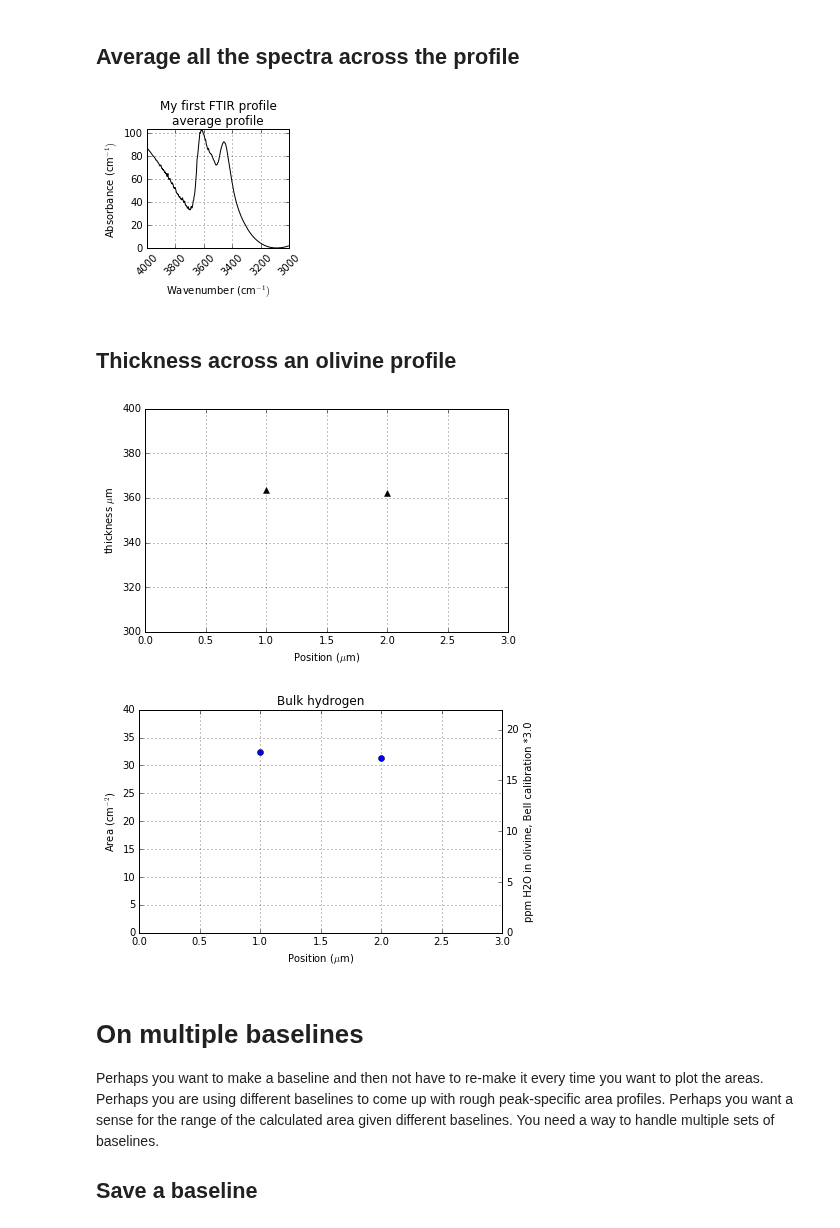
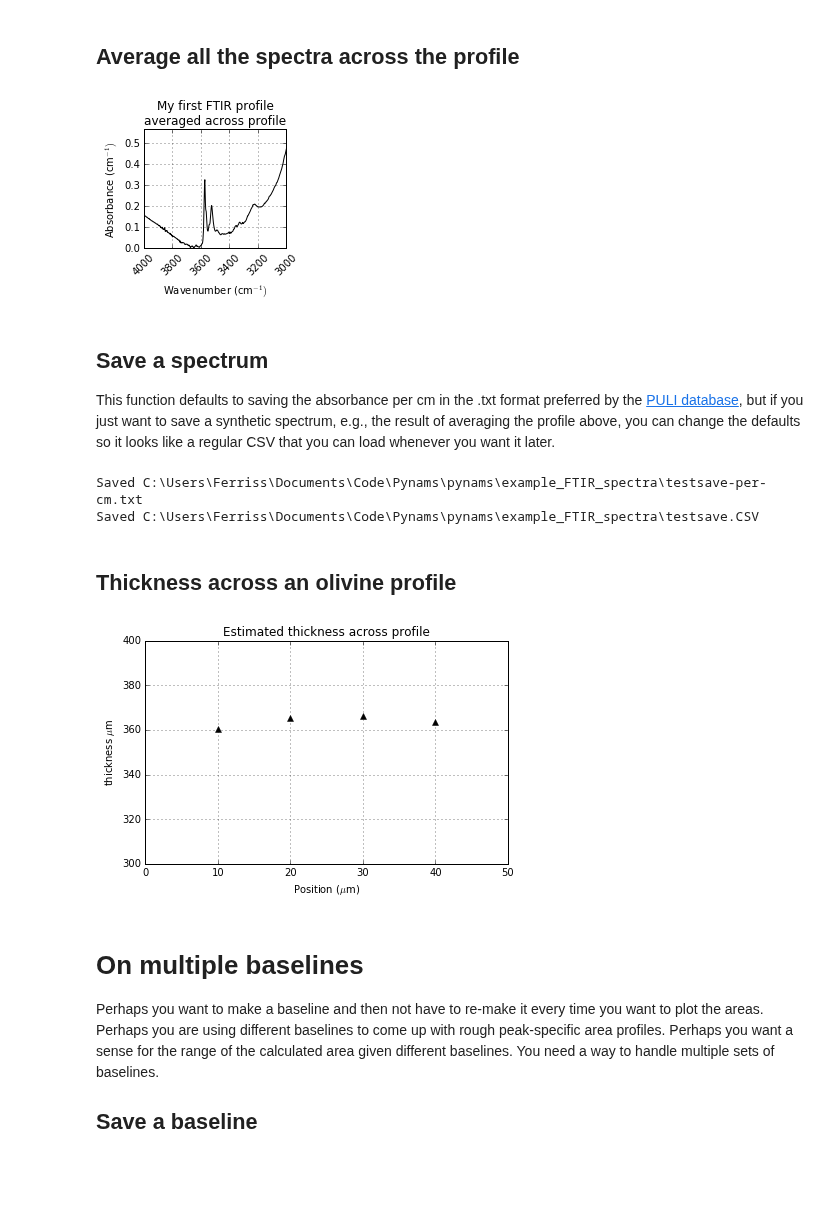
Before and after one commit to EFerriss/Pynams, a Jupyter notebook: EXAMPLES.ipynb, the cells around one changed output. Drawn from its saved outputs; the diff is of its cells as text; code cells hidden in the pictures; blank space fills up the shorter version.

```diff
--- a/EXAMPLES.ipynb
+++ b/EXAMPLES.ipynb
@@ -23,7 +23,7 @@ I assume you have your own spectrum saved as a **CSV** file to play with. If not
 # %%
 from pynams import Spectrum
-FTIR_file_location = 'C:\\Users\\Ferriss\\Documents\\FTIR\\'
-spectrum = Spectrum(fname='test', folder=FTIR_file_location, thickness_microns=268.)
+FTIR_file_location = 'C:\\Users\\Ferriss\\Documents\\Code\\Pynams\\pynams\\example_FTIR_spectra\\'
+spectrum_augite1 = Spectrum(fname='augite1', folder=FTIR_file_location, thickness_microns=268.)
 # %% [markdown]
 ## Plot spectra
 # %%
@@ -138,22 +153,22 @@ from pynams import Profile
 # If length_microns is not included, the length of the profile is assumed to be
 # the longest value in positions_microns + 10%
 profile = Profile(profile_name='My first FTIR profile',
-                  fnames=['pynamsDemo2', 'test'],
+                  fnames=['olivine1', 'olivine2', 'olivine3', 'olivine4'],
                   folder=FTIR_file_location,
                   thicknesses_microns=200.,
-                  positions_microns=[1., 2.])
+                  positions_microns=[10., 20., 30., 40.])
 
-# make the baselines. Keywords are the same as in spectrum.make_baseline() above
-profile.make_baselines(curvature=0.7, wn_low=3000)
+# make and show the baselines. Keywords are the same as in spectrum.make_baseline() above
+profile.make_baselines(wn_low=3100, wn_high=3600., force_quadratic_through_wn=3300)
+profile.plot_showbaselines()
 
 # plot the profile area
-# The same warnings and keywords apply as above for Spectrum.water()
-fig, ax, ax_water = profile.plot_area_profile(show_water_ppm=True, centered=False, phase='cpx',
+fig, ax, ax_water = profile.plot_area_profile(show_water_ppm=True, centered=False, phase='olivine',
                                               calibration='Bell', scaling_factor=3.)
 
 # Now let's add your lovely SIMS data
 # Note that I'm plotting on ax_water. If you use ax, the SIMS data plots on the left axis.
-SIMS_data = [500, 1400]
+SIMS_data = [20, 20, 16, 14]
 ax_water.plot(profile.positions_microns, SIMS_data, 'sk', markersize=10, label='SIMS')
-ax.legend(loc=2);
+ax.legend(loc=3);
 # %% [output]
@@ -165,29 +184,29 @@ avespec = profile.average_spectra()
 avespec.get_thickness_from_SiO()
 fig, ax = avespec.plot_spectrum()
 # %% [output]
-[figure, old version]
+[figure, new version]
+# %% [markdown]
+## Save a spectrum
+This function defaults to saving the absorbance per cm in the .txt format preferred by the [PULI database](http://puli.mfgi.hu/), but if you just want to save a synthetic spectrum, e.g., the result of averaging the profile above, you can change the defaults so it looks like a regular CSV that you can load whenever you want it later.
+# %%
+avespec.fname = 'testsave'
+avespec.save_spectrum(folder=FTIR_file_location)
+avespec.save_spectrum(folder=FTIR_file_location, delim=',', file_ending='.CSV', raw_data=True)
+# %% [output]
+Saved C:\Users\Ferriss\Documents\Code\Pynams\pynams\example_FTIR_spectra\testsave-per-cm.txt
+Saved C:\Users\Ferriss\Documents\Code\Pynams\pynams\example_FTIR_spectra\testsave.CSV
 # %% [markdown]
 ## Thickness across an olivine profile
 # %%
-profile2 = Profile(profile_name='thicknesses from Si-O overtones',
-                   fnames=['testolivine1', 'testolivine2'],
-                   folder=FTIR_file_location,
-                   positions_microns=[1., 2.])
-profile2.get_thicknesses_from_SiO()
-
+profile.get_thicknesses_from_SiO()
 fig, ax, ax_water = styles.plot_area_profile_outline(show_water_ppm=False)
 ax.set_ylabel('thickness $\mu$m')
-ax.plot(profile2.positions_microns, profile2.thicknesses_microns, '^k')
+ax.plot(profile.positions_microns, profile.thicknesses_microns, '^k')
 ax.set_ylim(300, 400)
-ax.set_xlim(0, 3)
-
-profile2.make_baselines(curvature=0.1)
-fig, ax, ax_water = profile2.plot_area_profile(centered=False)
-ax.set_ylim(0, 40)
-ax.set_xlim(0, 3);
+ax.set_xlim(0, 50)
+ax.set_title('Estimated thickness across profile');
 # %% [output]
-[figure, old version]
+[figure, new version]
-[figure, removed]
 # %% [markdown]
 # On multiple baselines
 Perhaps you want to make a baseline and then not have to re-make it every time you want to plot the areas. Perhaps you are using different baselines to come up with rough peak-specific area profiles. Perhaps you want a sense for the range of the calculated area given different baselines. You need a way to handle multiple sets of baselines.
```
Also changed, not shown: parts of 28 cells of this notebook, 27 other files.
